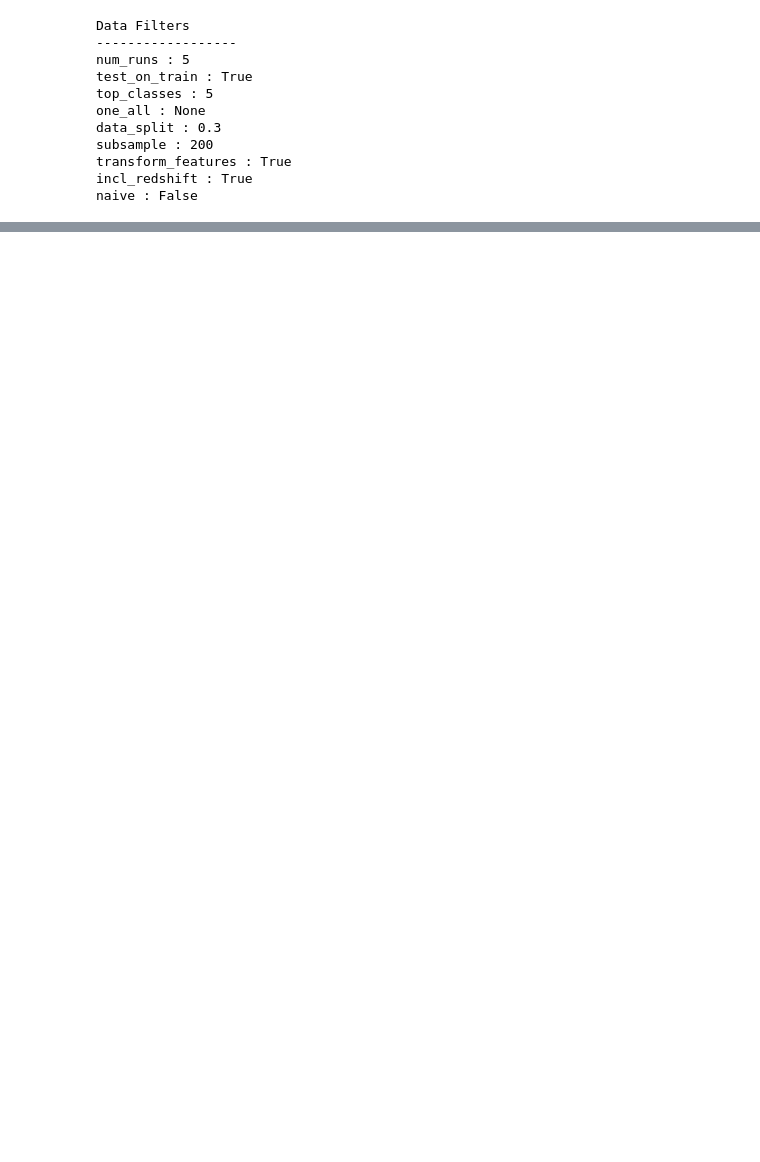
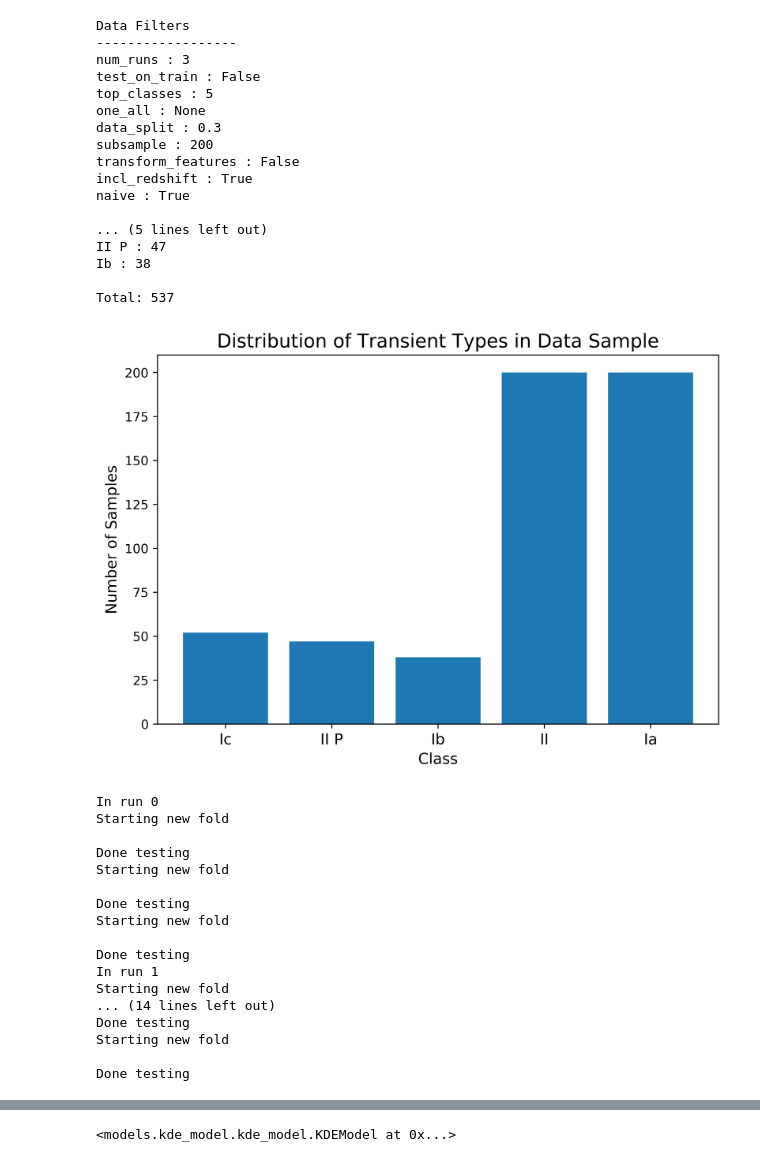
Before and after one commit to marinakiseleva/thex_model, a Jupyter notebook: notebooks/PCA.ipynb, the cells around one changed output, grey strips where cells are left out. Drawn from its saved outputs; the diff is of its cells as text; code cells hidden in the pictures; blank space fills up the shorter version.

```diff
--- a/notebooks/PCA.ipynb
+++ b/notebooks/PCA.ipynb
@@ -13,23 +55,48 @@ cols = [ 'AllWISE_W1mag', 'AllWISE_W2mag', 'AllWISE_W3mag', 'AllWISE_W4mag',
 # %%
+# NO PCA with top 5 classes, run 5 times -- on naive model
 KDEModel(col_match = cols,
-         test_on_train = True,
+         test_on_train = False,
          folds = 3,
-         transform_features = True,
+#          transform_features = True,
          subsample = 200,
          incl_redshift = True,
 #          data_split = 0.3,
-         num_runs = 5,
+         num_runs = 3,
          top_classes = 5,
-         naive = False)
+         naive = True)
 # %% [output]
 Data Filters
 ------------------
-num_runs : 5
-test_on_train : True
+num_runs : 3
+test_on_train : False
 top_classes : 5
 one_all : None
 data_split : 0.3
 subsample : 200
-transform_features : True
+transform_features : False
 incl_redshift : True
-naive : False
+naive : True
+
+... (5 lines left out)
+II P : 47
+Ib : 38
+
+Total: 537
+[figure, added]
+In run 0
+Starting new fold
+
+Done testing
+Starting new fold
+
+Done testing
+Starting new fold
+
+Done testing
+In run 1
+Starting new fold
+... (14 lines left out)
+Done testing
+Starting new fold
+
+Done testing
@@ -35,0 +105 @@ naive : False
+<models.kde_model.kde_model.KDEModel at 0x...>
```
Also changed, not shown: parts of 4 cells of this notebook, 4 other files.
